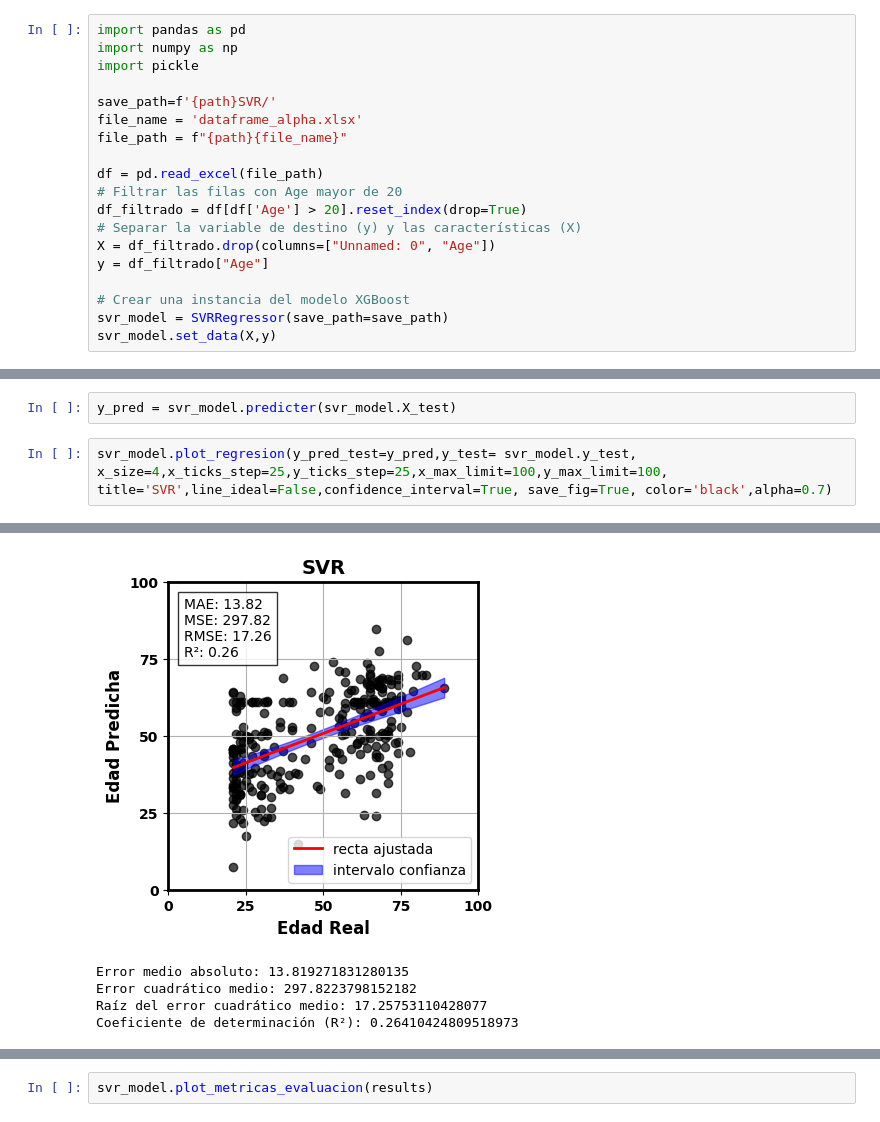
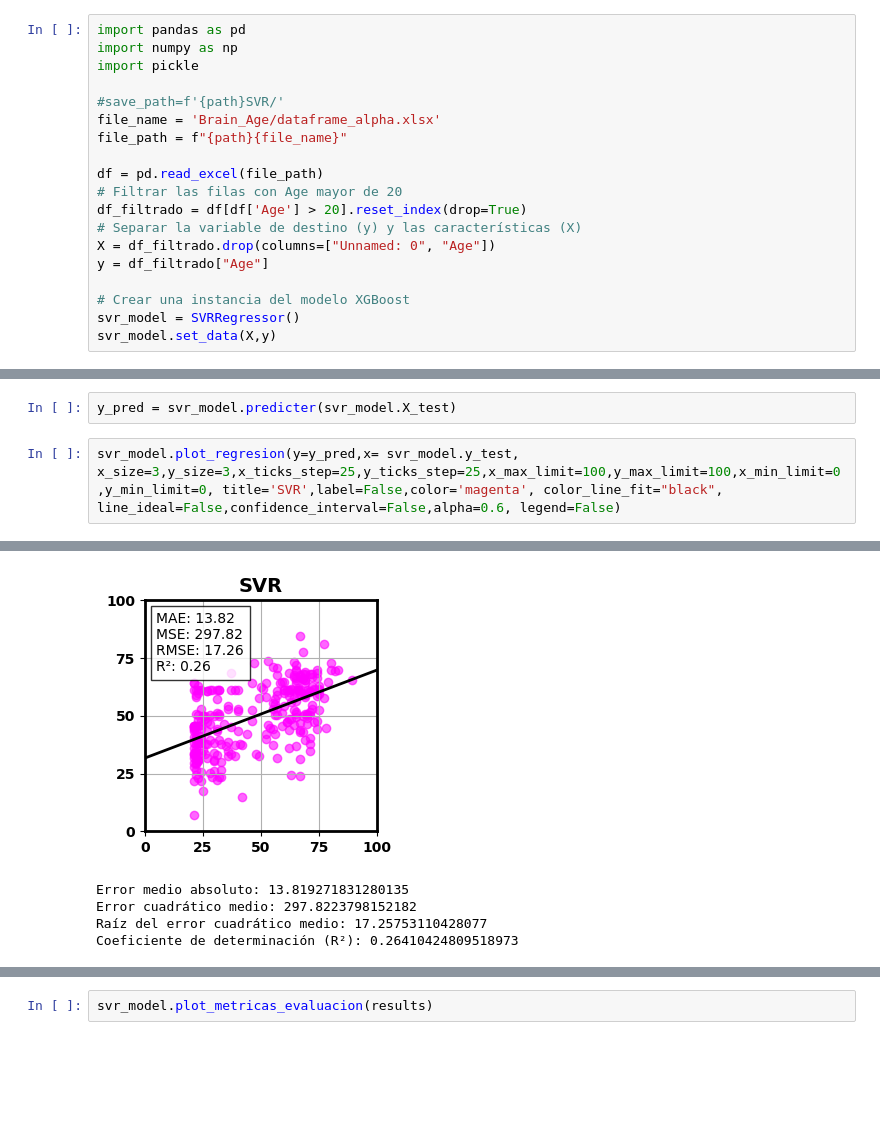
Before and after one commit to carrielfelipe/Brain_Age, a Jupyter notebook: SVR/SVR.ipynb, the cells around one changed output, grey strips where cells are left out. Cells and saved outputs as stored; diff of their text form; blank space fills up the shorter version.

```diff
--- a/SVR/SVR.ipynb
+++ b/SVR/SVR.ipynb
@@ -34,8 +34,8 @@ import pandas as pd
 import numpy as np
 import pickle
 
-save_path=f'{path}SVR/'
-file_name = 'dataframe_alpha.xlsx'
+#save_path=f'{path}SVR/'
+file_name = 'Brain_Age/dataframe_alpha.xlsx'
 file_path = f"{path}{file_name}"
 
 df = pd.read_excel(file_path)
@@ -46,7 +46,7 @@ X = df_filtrado.drop(columns=["Unnamed: 0", "Age"])
 y = df_filtrado["Age"]
 
 # Crear una instancia del modelo XGBoost
-svr_model = SVRRegressor(save_path=save_path)
+svr_model = SVRRegressor()
 svr_model.set_data(X,y)
 # %%
 svr_model.model_params_search = {
@@ -133,7 +119,7 @@ with open('C:/Users/felip/Documents/memoria_2/Brain_Age_/SVR/Modelos/results_SVR
 # %%
 y_pred = svr_model.predicter(svr_model.X_test)
 # %%
-svr_model.plot_regresion(y_pred_test=y_pred,y_test= svr_model.y_test, x_size=4,x_ticks_step=25,y_ticks_step=25,x_max_limit=100,y_max_limit=100, title='SVR',line_ideal=False,confidence_interval=True, save_fig=True, color='black',alpha=0.7)
+svr_model.plot_regresion(y=y_pred,x= svr_model.y_test, x_size=3,y_size=3,x_ticks_step=25,y_ticks_step=25,x_max_limit=100,y_max_limit=100,x_min_limit=0,y_min_limit=0, title='SVR',label=False,color='magenta', color_line_fit="black", line_ideal=False,confidence_interval=False,alpha=0.6, legend=False)
 # %% [output]
                             OLS Regression Results
 ==============================================================================
@@ -145,14 +131,14 @@ Time:                        20:22:55   Log-Likelihood:                -1070.9
 No. Observations:                 276   AIC:                             2146.
 Df Residuals:                     274   BIC:                             2153.
 Df Model:                           1
 Covariance Type:            nonrobust
 ==============================================================================
 ... (9 lines left out)
 ==============================================================================
 
 Notes:
 [1] Standard Errors assume that the covariance matrix of the errors is correctly specified.
-[figure, old version]
+[figure, new version]
 Error medio absoluto: 13.819271831280135
 Error cuadrático medio: 297.8223798152182
 Raíz del error cuadrático medio: 17.25753110428077
```
Also changed, not shown: parts of 13 cells of this notebook, 8 other files.
